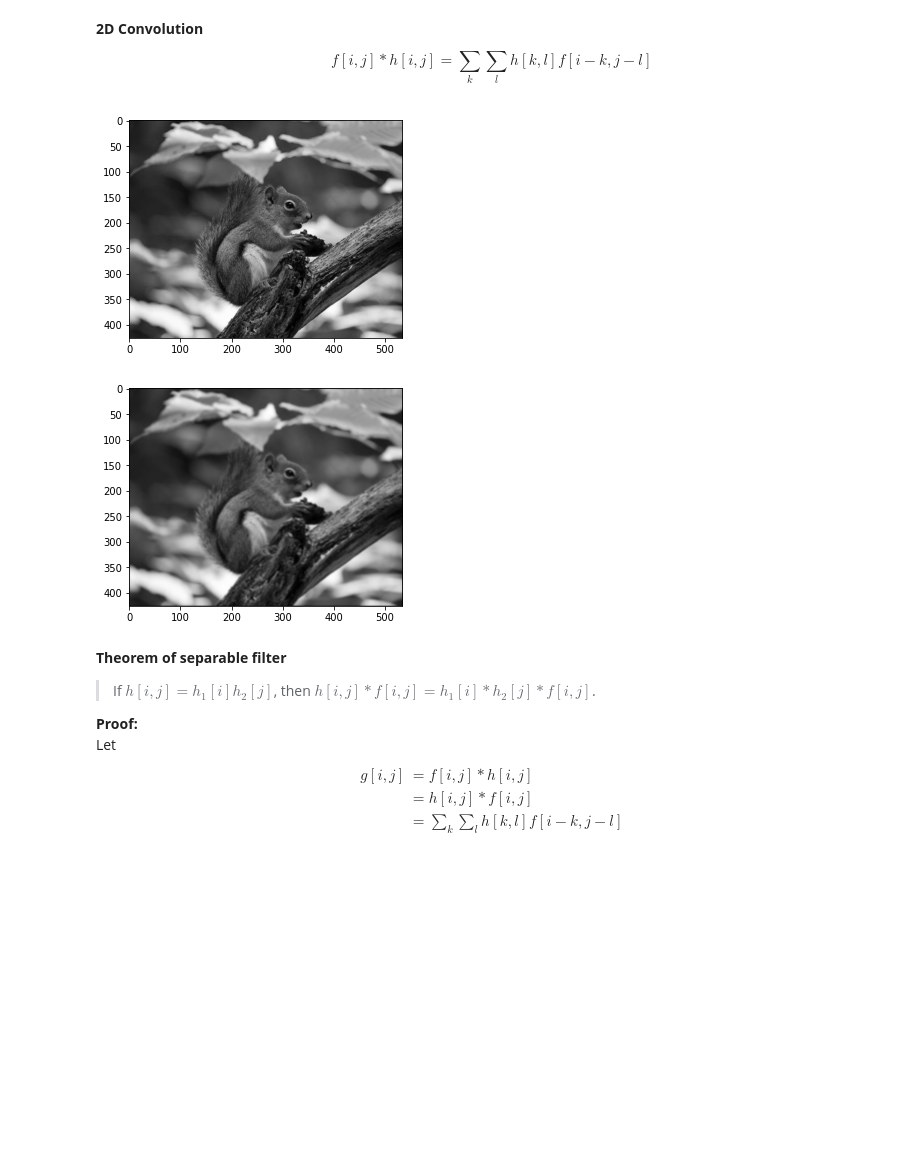
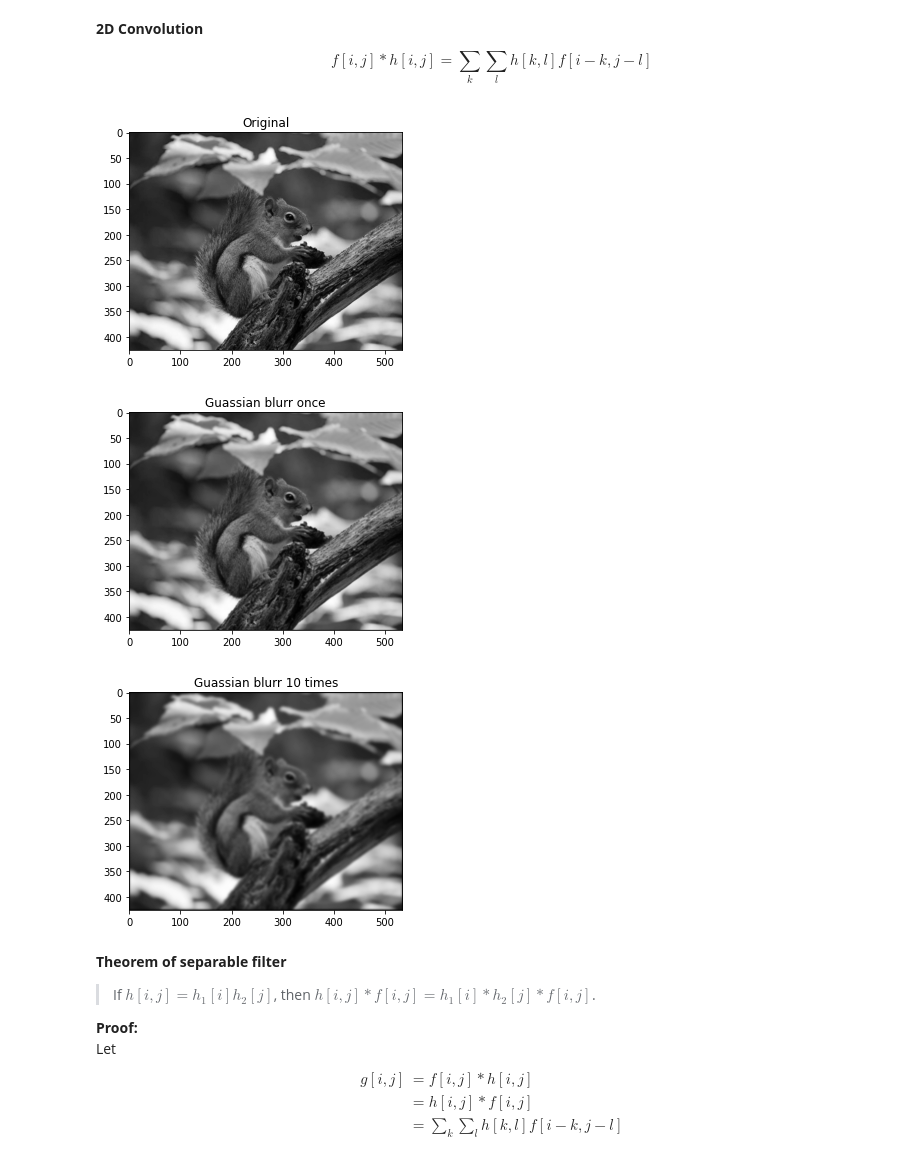
Before and after one commit to Mauhing/TTK4255-robotic-vision-jupyter-book, a Jupyter notebook: L01.ipynb, the cells around one changed output. Drawn from its saved outputs; the diff is of its cells as text; code cells hidden in the pictures; blank space fills up the shorter version.

```diff
--- a/L01.ipynb
+++ b/L01.ipynb
@@ -285,19 +285,27 @@ $$
 # %%
 import scipy.signal as signal
 guassian_filter = np.array([[1, 2, 1],
                    [2, 4, 2],
                    [1, 2, 1]])/16
-I_gray_blurr             = signal.convolve2d(I_gray            , guassian_filter, boundary='fill',fillvalue=0, mode='same')
-I_gray_blurr_blurr       = signal.convolve2d(I_gray_blurr      , guassian_filter, boundary='fill',fillvalue=0, mode='same')
-I_gray_blurr_blurr_blurr = signal.convolve2d(I_gray_blurr_blurr, guassian_filter, boundary='fill',fillvalue=0, mode='same')
+I_gray_blurr             = signal.convolve2d(I_gray, guassian_filter, boundary='fill',fillvalue=0, mode='same')
 
 plt.imshow(I_gray, "gray", vmin=0, vmax=255)
+plt.title("Original")
 plt.show()
-plt.imshow(I_gray_blurr_blurr_blurr, "gray", vmin=0, vmax=255)
+plt.imshow(I_gray_blurr, "gray", vmin=0, vmax=255)
+plt.title("Guassian blurr once")
 plt.show()
+
+I_gray_very_blurr = np.copy(I_gray)
+for i in range(10):
+    I_gray_very_blurr = signal.convolve2d(I_gray_very_blurr, guassian_filter, boundary='fill',fillvalue=0, mode='same')
+plt.imshow(I_gray_very_blurr, "gray", vmin=0, vmax=255)
+plt.title("Guassian blurr 10 times")
+plt.show()
 # %% [output]
-[figure, old version]
+[figure, new version]
-[figure, old version]
+[figure, new version]
+[figure, added]
 # %% [markdown]
 **Theorem of separable filter**
 > If $h[i,j] = h_1[i]h_2[j]$, then $h[i,j]*f[i,j] = h_1[i]*h_2[j]*f[i,j]$.
```
Also changed, not shown: parts of 4 cells of this notebook, 2 other files.
